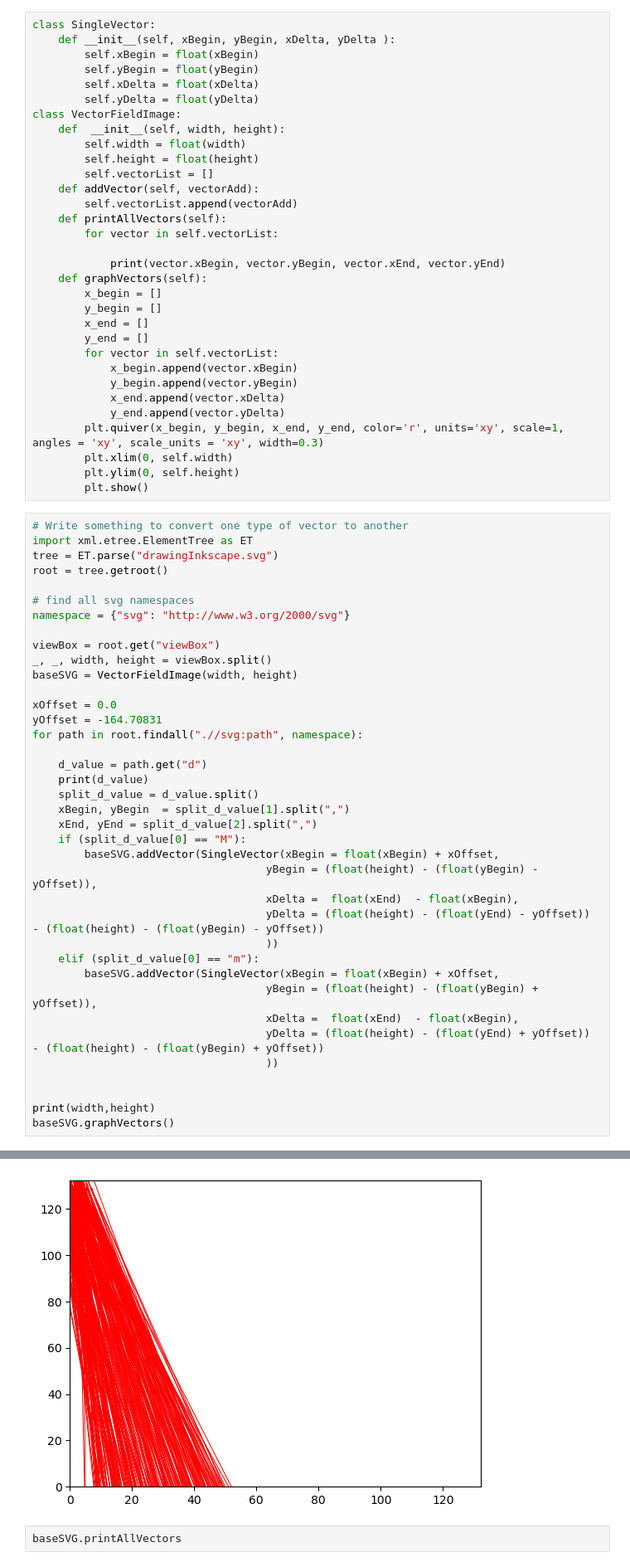
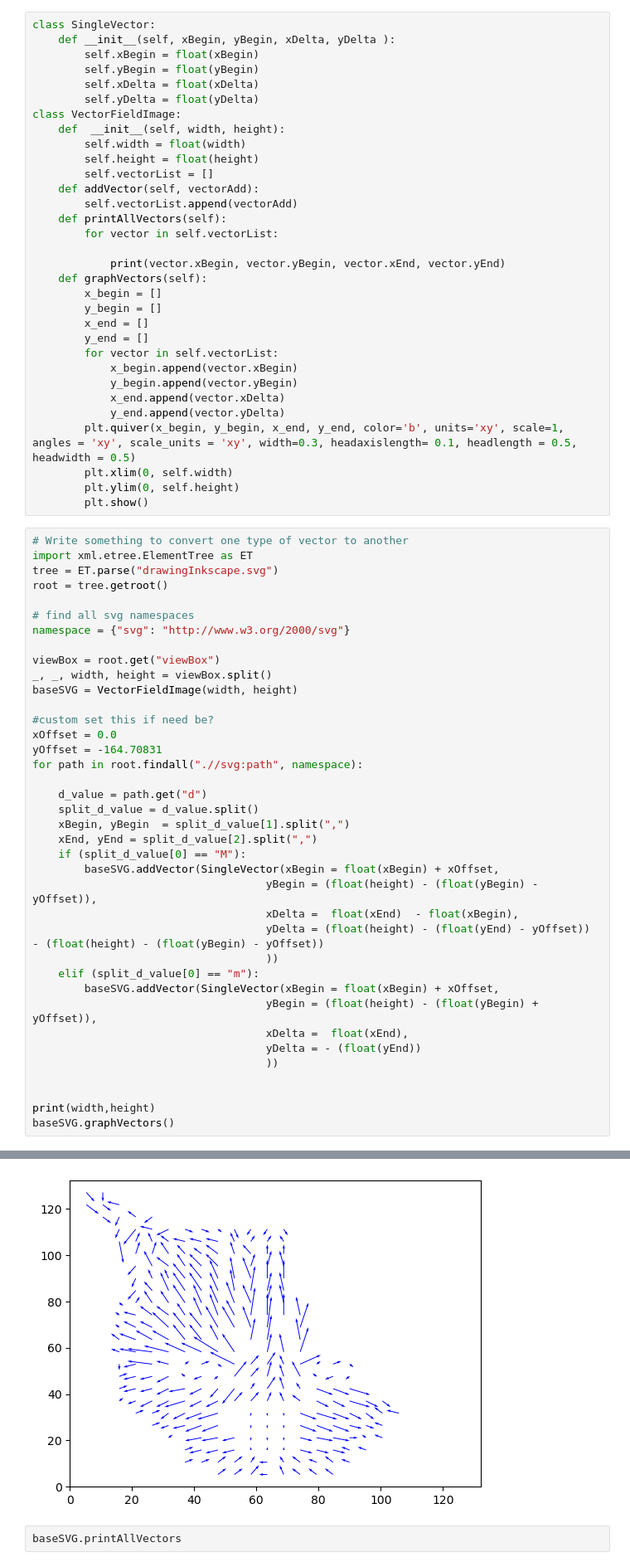
Before and after one commit to RSkorina/vectorFieldArt, a Jupyter notebook: SimpleVectorCat.ipynb, the cells around one changed output, grey strips where cells are left out. Shown: that part at 83% size. Drawn from its saved outputs; the diff is of its cells as text.

```diff
--- a/SimpleVectorCat.ipynb
+++ b/SimpleVectorCat.ipynb
@@ -54,7 +54,7 @@ class VectorFieldImage:
             y_begin.append(vector.yBegin)
             x_end.append(vector.xDelta)
             y_end.append(vector.yDelta)
-        plt.quiver(x_begin, y_begin, x_end, y_end, color='r', units='xy', scale=1,  angles = 'xy', scale_units = 'xy', width=0.3)
+        plt.quiver(x_begin, y_begin, x_end, y_end, color='b', units='xy', scale=1,  angles = 'xy', scale_units = 'xy', width=0.3, headaxislength= 0.1, headlength = 0.5, headwidth = 0.5)
         plt.xlim(0, self.width)
         plt.ylim(0, self.height)
         plt.show()
@@ -71,12 +71,12 @@ viewBox = root.get("viewBox")
 _, _, width, height = viewBox.split()
 baseSVG = VectorFieldImage(width, height)
 
+#custom set this if need be?
 xOffset = 0.0
 yOffset = -164.70831
 for path in root.findall(".//svg:path", namespace):
 
     d_value = path.get("d")
-    print(d_value)
     split_d_value = d_value.split()
     xBegin, yBegin  = split_d_value[1].split(",")
     xEnd, yEnd = split_d_value[2].split(",")
@@ -89,8 +89,8 @@ for path in root.findall(".//svg:path", namespace):
     elif (split_d_value[0] == "m"):
         baseSVG.addVector(SingleVector(xBegin = float(xBegin) + xOffset,
                                     yBegin = (float(height) - (float(yBegin) + yOffset)),
-                                    xDelta =  float(xEnd)  - float(xBegin),
-                                    yDelta = (float(height) - (float(yEnd) + yOffset)) - (float(height) - (float(yBegin) + yOffset))
+                                    xDelta =  float(xEnd),
+                                    yDelta = - (float(yEnd))
                                     ))
 
 
@@ -116,5 +100,5 @@ m 105.83334,265.24998 -3.96875,-1.32292
 132.29166 132.29167
-[figure, old version]
+[figure, new version]
 # %%
 baseSVG.printAllVectors
 # %% [output]
```
Also changed, not shown: parts of 1 cell of this notebook, 1 other file.
